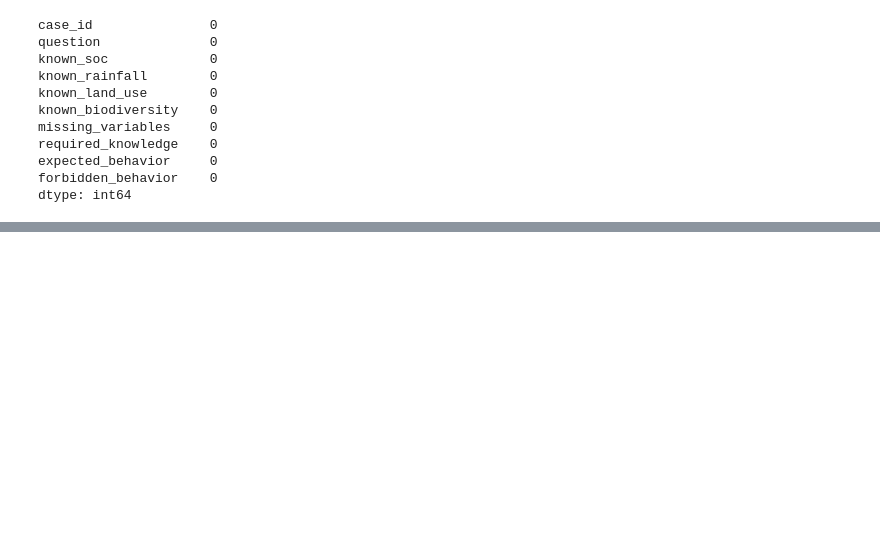
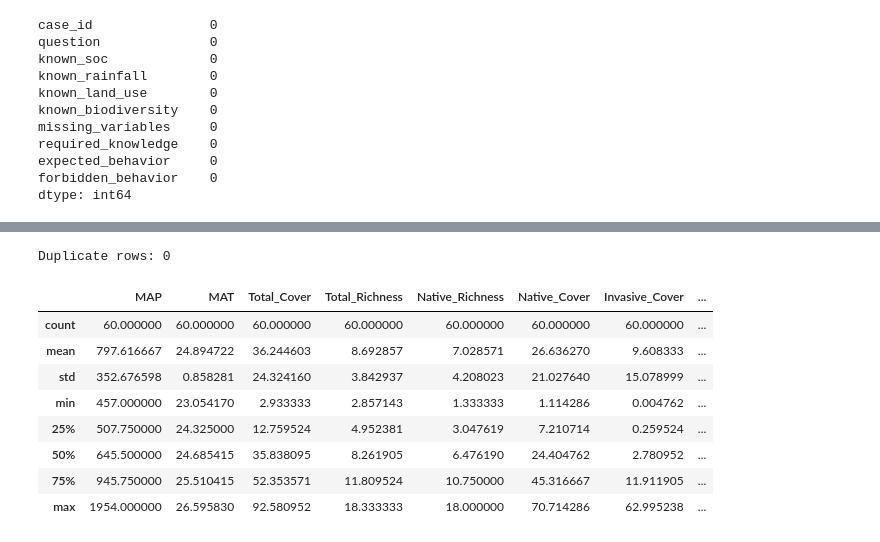
Before and after one commit to Arp518/biodiversity-intelligence-ai, a Jupyter notebook: notebooks/01_data_exploration.ipynb, the cells around one changed output, grey strips where cells are left out. Saved outputs shown, nothing was run; the diff lists cells and outputs as text; code cells hidden in the pictures; blank space fills up the shorter version.

```diff
--- a/notebooks/01_data_exploration.ipynb
+++ b/notebooks/01_data_exploration.ipynb
@@ -65,0 +122,8 @@ dtype: int64
+# %%
+import pandas as pd
+
+file_path = "../data/raw/Supplementary_dataset_file_Nerlekar_et_al._2023_for_Dryad.xlsx"
+
+excel_file = pd.ExcelFile(file_path)
+
+excel_file.sheet_names
@@ -65,0 +132,5 @@ dtype: int64
+# %%
+df = pd.read_excel(file_path, sheet_name="Sheet1")
+
+print("Dataset loaded successfully!")
+print("Shape:", df.shape)
@@ -65,0 +211,16 @@ dtype: int64
+# %%
+print("Duplicate rows:", df.duplicated().sum())
+# %% [output]
+Duplicate rows: 0
+# %%
+df.describe()
+# %% [output]
+|  | MAP | MAT | Total_Cover | Total_Richness | Native_Richness | Native_Cover | Invasive_Cover | ... |
+| count | 60.000000 | 60.000000 | 60.000000 | 60.000000 | 60.000000 | 60.000000 | 60.000000 | ... |
+| mean | 797.616667 | 24.894722 | 36.244603 | 8.692857 | 7.028571 | 26.636270 | 9.608333 | ... |
+| std | 352.676598 | 0.858281 | 24.324160 | 3.842937 | 4.208023 | 21.027640 | 15.078999 | ... |
+| min | 457.000000 | 23.054170 | 2.933333 | 2.857143 | 1.333333 | 1.114286 | 0.004762 | ... |
+| 25% | 507.750000 | 24.325000 | 12.759524 | 4.952381 | 3.047619 | 7.210714 | 0.259524 | ... |
+| 50% | 645.500000 | 24.685415 | 35.838095 | 8.261905 | 6.476190 | 24.404762 | 2.780952 | ... |
+| 75% | 945.750000 | 25.510415 | 52.353571 | 11.809524 | 10.750000 | 45.316667 | 11.911905 | ... |
+| max | 1954.000000 | 26.595830 | 92.580952 | 18.333333 | 18.000000 | 70.714286 | 62.995238 | ... |
```
Also changed, not shown: parts of 39 cells of this notebook, 12 other files.
